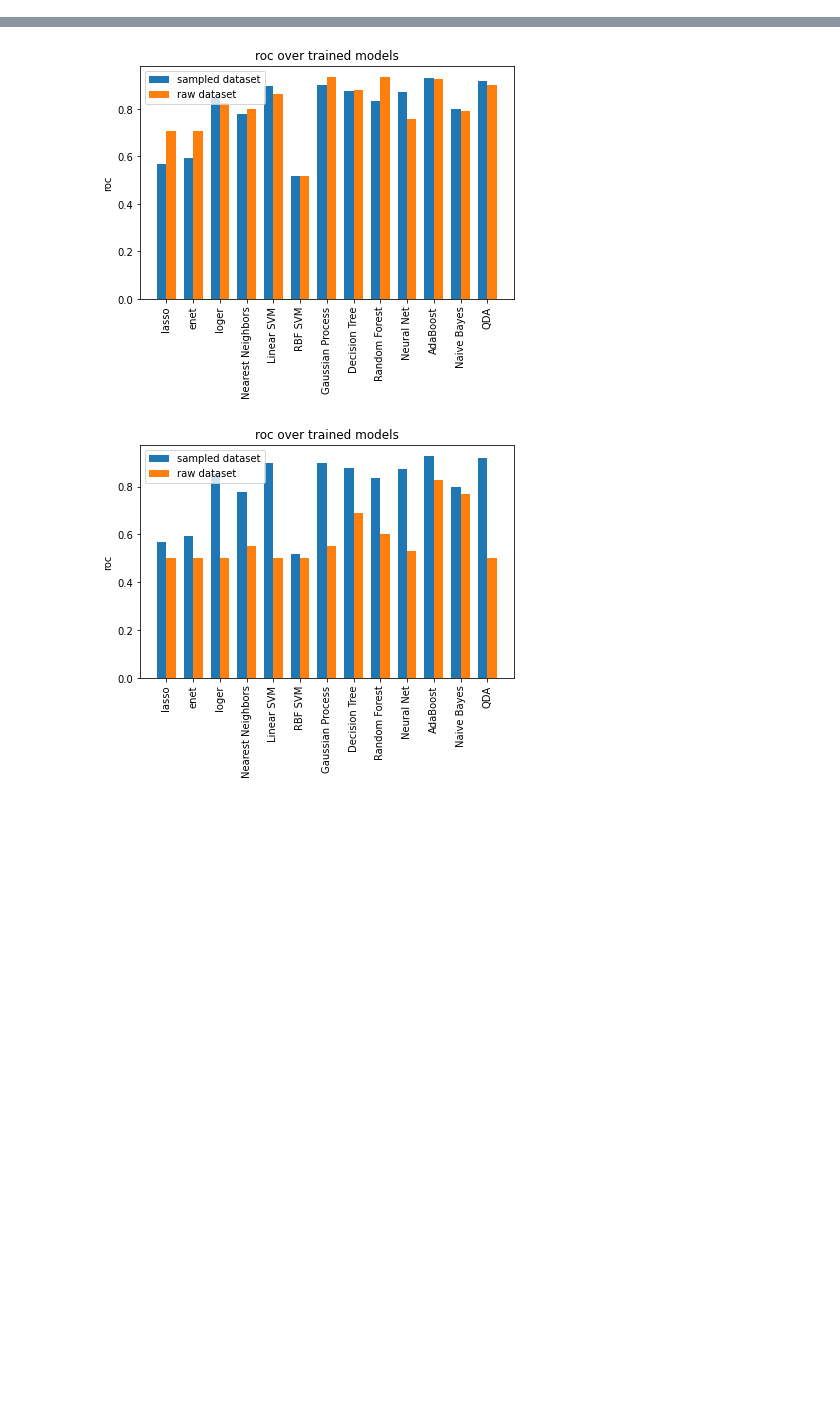
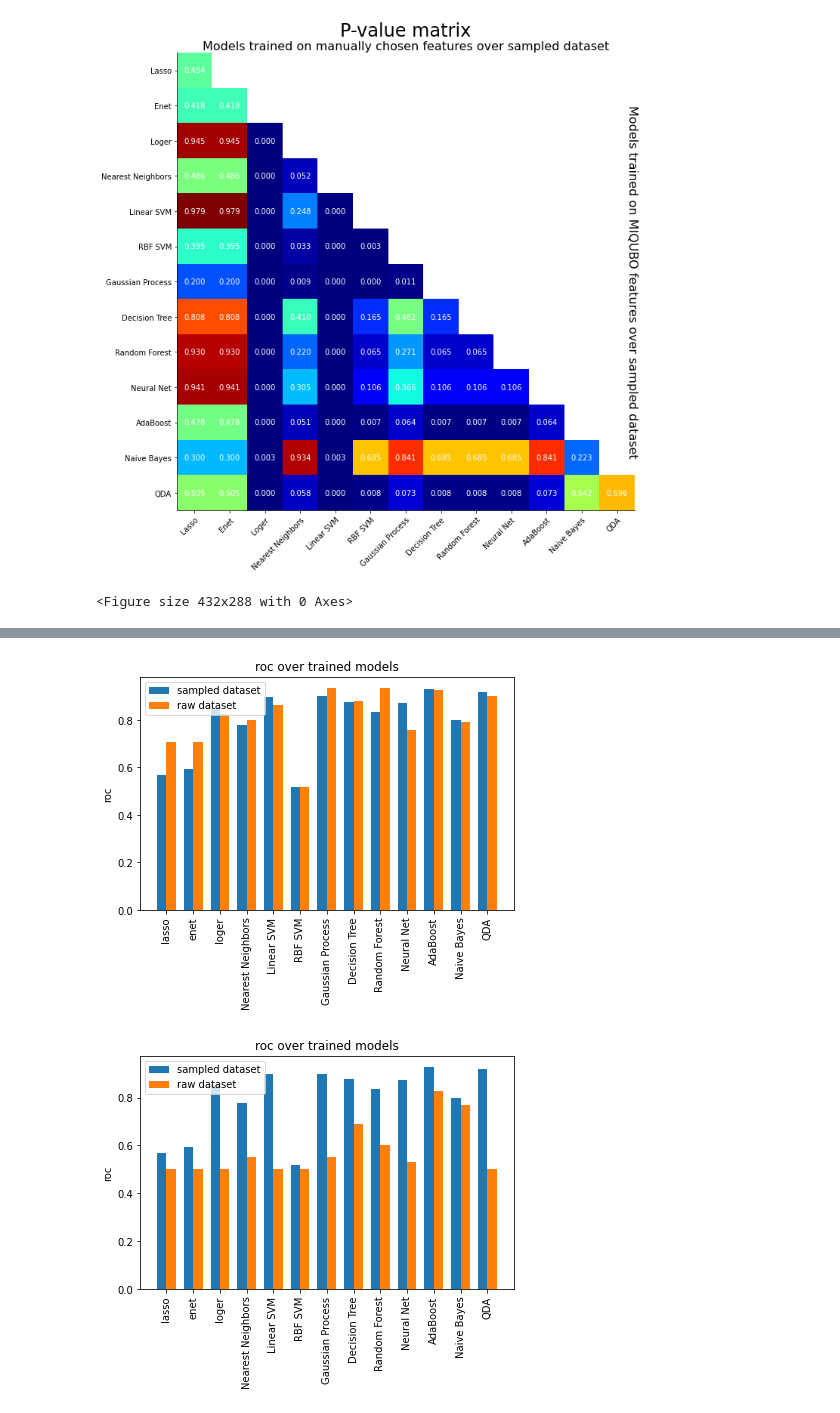
Before and after one commit to FilipKubackiSoton/Feature-Extraction-Medical-ResearchDwave, a Jupyter notebook: dataprocessing.ipynb, the cells around one changed output, grey strips where cells are left out. Cells and saved outputs as stored; diff of their text form; code cells hidden in the pictures; blank space fills up the shorter version.

```diff
--- a/dataprocessing.ipynb
+++ b/dataprocessing.ipynb
@@ -80,0 +196,3 @@ x_train, x_test, y_train, y_test = train_test_split(x_train, y_train, test_size=
+# %%
+trained_models_e = train_models(x_train_e, y_train_e, x_test_e, y_test_e, extended_model_base_dir, extended_model_evaluation_base_dir, sampled=True)
+trained_models_c = train_models(x_train_c, y_train_c, x_test_c, y_test_c, condensed_model_base_dir, condensed_model_evaluation_base_dir,  sampled=True)
@@ -80,0 +282,11 @@ x_train, x_test, y_train, y_test = train_test_split(x_train, y_train, test_size=
+# %%
+def get_p_matrix(trained_models_a, trained_models_b, x_test_a, y_test_a, x_test_b, y_test_b):
+    n_models = len(trained_models)
+    p_matrix = np.zeros((n_models, n_models))
+    for row, model_A in enumerate(trained_models_a):
+        preds_A = trained_models_a[model_A]['model'].predict(x_test_a)
+        for col, model_B in enumerate(trained_models_b):
+            preds_B = trained_models_b[model_B]['model'].predict(x_test_b)
+            p_matrix[row][col] = get_p_value(preds_A, preds_B, y_test_a, y_test_b)
+    return p_matrix
+p_matrix = get_p_matrix(trained_models_e, trained_models_c, x_test_e, y_test_e, x_test_c, y_test_c)
@@ -80,0 +295,49 @@ x_train, x_test, y_train, y_test = train_test_split(x_train, y_train, test_size=
+# %%
+labels = list(trained_models_e.keys())
+x = np.arange(len(labels))  # the label locations
+width = 0.35  # the width of the bars
+
+mask = np.zeros((len(labels), len(labels)), dtype=np.bool)
+mask[np.triu_indices_from(mask)] = True
+
+# Want diagonal elements as well
+mask[np.diag_indices_from(mask)] = False
+lower_traingle_p_matrix = np.ma.array(p_matrix, mask = mask)
+
+fig, ax = plt.subplots(figsize=(10, 10))
+rects1 = ax.imshow(lower_traingle_p_matrix, cmap = 'jet')
+# Add some text for labels, title and custom x-axis tick labels, etc.
+ax.set_title("P-value matrix", fontsize=24)
+ax.set_xticks(x)
+ax.set_xlabel("Models trained on manually chosen features over sampled dataset", fontsize=16)
+ax.set_yticks(x)
+ax.set_ylabel("Models trained on MIQUBO features over sampled dataset", fontsize=16, rotation = -90)
+ax.set_xticklabels(labels)
+ax.set_yticklabels(labels)
+ax.xaxis.set_label_position("top")
+ax.yaxis.set_label_position("right")
+ax.spines['right'].set_visible(False)
+ax.spines['top'].set_visible(False)
+#ax2 = ax.twinx()
+#ax2.set_ylabel("sth sths th")
+# plt.ylabel('sin', color='r')
+#ax.bar_label(rects1, padding=3)
+#ax.bar_label(rects2, padding=3)
+
+fig.tight_layout()
+#plt.xticks(rotation=90)
+# Rotate the tick labels and set their alignment.
+plt.setp(ax.get_xticklabels(), rotation=45, ha="right",
+         rotation_mode="anchor")
+#plt.ylabel('Your label here', labelpad=-725, fontsize=18)
+# Loop over data dimensions and create text annotations.
+for i in range(len(labels)):
+    for j in range(len(labels)):
+        text = ax.text(j, i, "%.3f" % p_matrix[i, j],
+                       ha="center", va="center", color="w")
+
+plt.show()
+plt.savefig("models_evaluation/plots/p_matrix_sampled_sampled.png")
+# %% [output]
+[figure, added]
+<Figure size 432x288 with 0 Axes>
```
Also changed, not shown: parts of 13 cells of this notebook, 36 other files.
